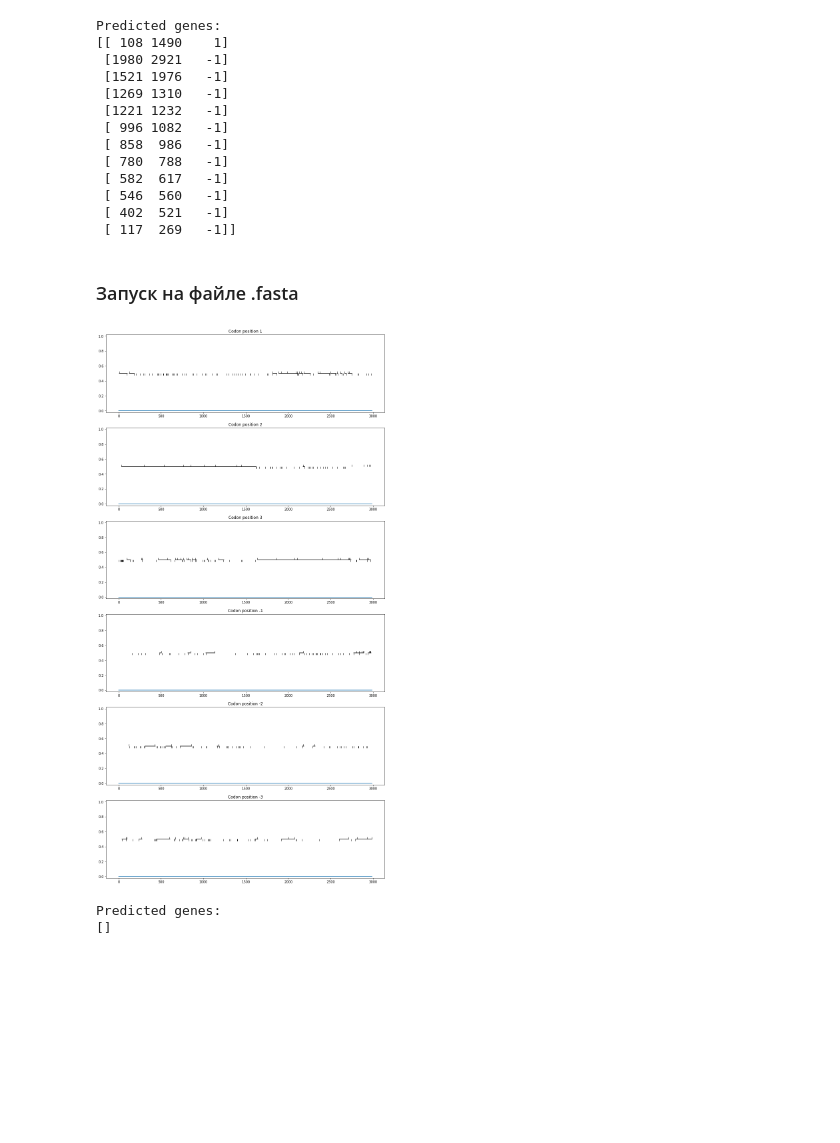
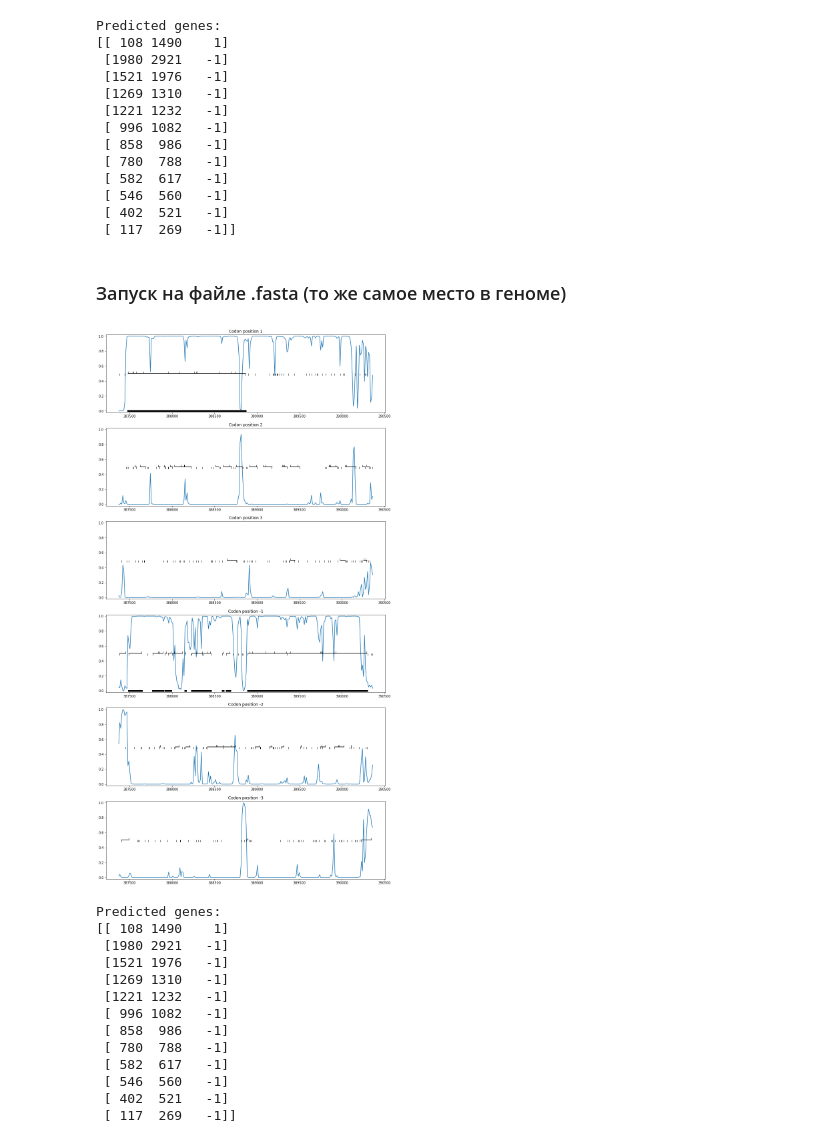
Before and after one commit to SpryGorgon/hse22_hw3, a Jupyter notebook: src/sem_hsebio_hw3.ipynb, the cells around one changed output. Cells and saved outputs as stored; diff of their text form; code cells hidden in the pictures; blank space fills up the shorter version.

```diff
--- a/src/sem_hsebio_hw3.ipynb
+++ b/src/sem_hsebio_hw3.ipynb
@@ -386,6 +386,7 @@ class _GeneMarkBase(_Probabilities):
         self.tol=tol
         self.last_cod_rfs=None
 
+        self.start=0
         self.seq_len=None
         self.orfs=None
 
@@ -506,12 +507,6 @@ class _GeneMarkBase(_Probabilities):
         return np.array(ncod_rfs)
 
 
-    # def _get_rfs(self, long_frame_size:int=90) -> tuple:
-    #     cod_rfs  = self._calc_long_orfs(long_frame_size)
-    #     ncod_rfs = self._calc_ncod_rfs(cod_rfs)
-    #     return (cod_rfs, ncod_rfs)
-
-
     def _rfs2seqs(self, seq:Seq.Seq, rfs:np.ndarray, seqs2strs:bool=True) -> list:
         seqs = []
         for rf in rfs:
@@ -579,11 +574,12 @@ class _GeneMarkBase(_Probabilities):
         subseq = seq[start:stop]
 
         if (not self.initialized):
+            self.start = start
             self._init_tables(subseq)
         else:
             self._recalc_tables(self.last_cod_rfs)
 
-        pos_probs = self.get_pos_probs(subseq, step=step, window=window)
+        pos_probs = self.get_pos_probs(subseq, start=0, stop=stop-start, step=step, window=window)
         cod_rfs = self._predict_genes(pos_probs, stop-start, step, p_value_quantile=p_value_quantile, p_value_treshold=p_value_treshold)
         self.last_cod_rfs = cod_rfs.copy()
         return cod_rfs
@@ -646,7 +642,7 @@ class _GeneMarkBase(_Probabilities):
             y_level = (lims[0]+lims[1])/2
         for orf in self.orfs:
             if(orf[2] != mp[frame]): continue
-            orf_ = self._orf_bounds_forward(orf)
+            orf_ = self.start + self._orf_bounds_forward(orf)
             ax.plot(orf_, np.ones_like(orf_)*y_level, '-', color=color)
 
 
@@ -654,7 +650,8 @@ class _GeneMarkBase(_Probabilities):
         mp={0:1, 1:2, 2:3, 3:-1, 4:-2, 5:-3}
         for orf in cod_rfs:
             if(orf[2] != mp[frame]): continue
-            ax.plot(orf[:2], np.ones_like(orf[:2])*y_level, '-', color=color, linewidth=linewidth)
+            orf_ = self.start + orf[:2]
+            ax.plot(orf_, np.ones_like(orf_)*y_level, '-', color=color, linewidth=linewidth)
 
 
     def plot_graph(self, seq:Seq.Seq, probs:np.ndarray, start:int, stop:int, step:int, drop_ncods:bool=True, both_strands:bool=True, p_value_quantile:float=0.25,
@@ -742,12 +739,23 @@ Predicted genes:
  [ 402  521   -1]
  [ 117  269   -1]]
 # %% [markdown]
-### Запуск на файле .fasta
+### Запуск на файле .fasta (то же самое место в геноме)
 # %%
 tmp = GeneMark()
-predicted_genes = tmp.predict("/content/GCF_000355675.1_ASM35567v1_genomic.fna", start=0, stop=3000, tol=1e-4, max_iters=10, no_out=False)
+predicted_genes = tmp.predict("/content/GCF_000355675.1_ASM35567v1_genomic.fna", start=387482-108, stop=387482-108+3000, tol=1e-4, max_iters=10, no_out=False)
 print(f"\nPredicted genes:\n{predicted_genes}")
 # %% [output]
-[figure, old version]
+[figure, new version]
 Predicted genes:
-[]
+[[ 108 1490    1]
+ [1980 2921   -1]
+ [1521 1976   -1]
+ [1269 1310   -1]
+ [1221 1232   -1]
+ [ 996 1082   -1]
+ [ 858  986   -1]
+ [ 780  788   -1]
+ [ 582  617   -1]
+ [ 546  560   -1]
+ [ 402  521   -1]
+ [ 117  269   -1]]
```
